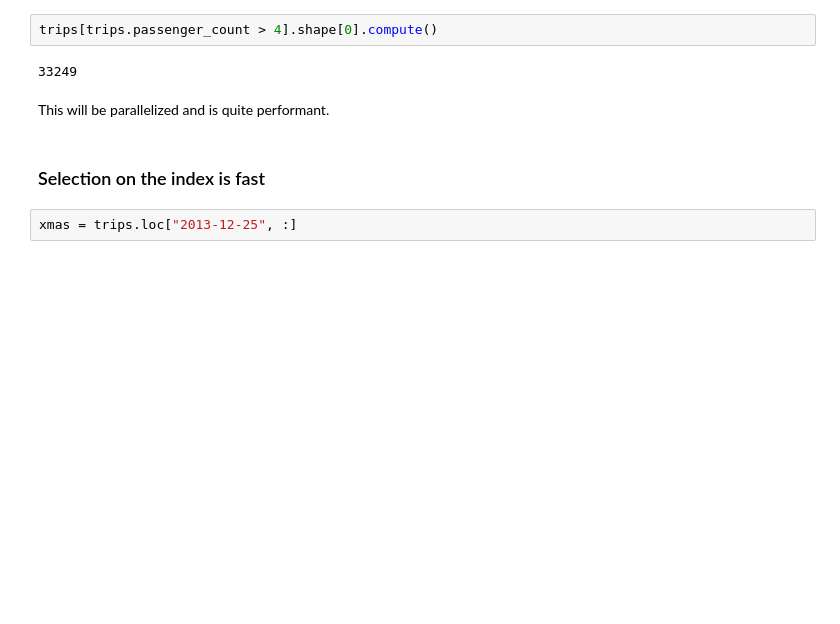
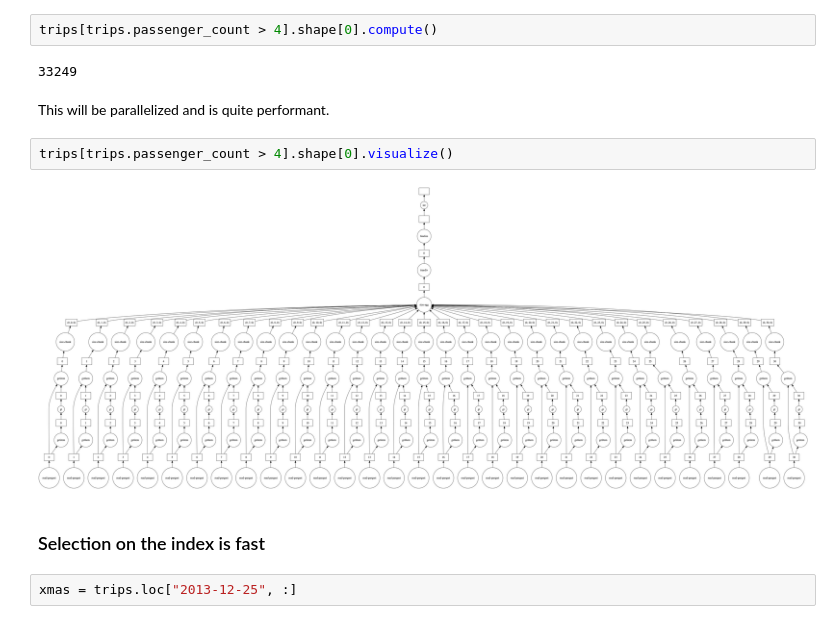
Before and after one commit to dgerlanc/dask-scaling-dataframe, a Jupyter notebook: 02-dask-dataframe.ipynb, the cells around one changed output. Drawn from its saved outputs; the diff is of its cells as text; blank space fills up the shorter version.

```diff
--- a/02-dask-dataframe.ipynb
+++ b/02-dask-dataframe.ipynb
@@ -71,6 +69,10 @@ trips[trips.passenger_count > 4].shape[0].compute()
 33249
 # %% [markdown]
 This will be parallelized and is quite performant.
+# %%
+trips[trips.passenger_count > 4].shape[0].visualize()
+# %% [output]
+[figure, added]
 # %% [markdown]
 ### Selection on the index is fast
 # %%
```
Also changed, not shown: parts of 27 cells of this notebook, 3 other files.
